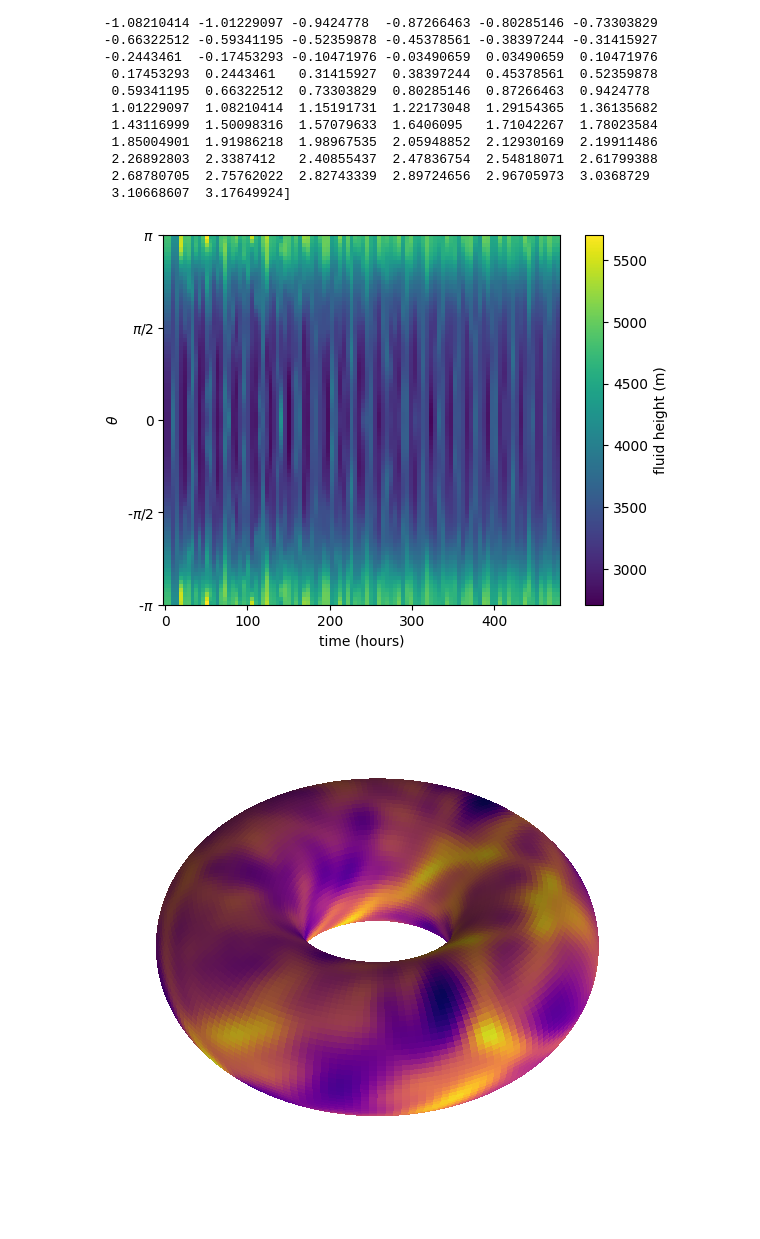
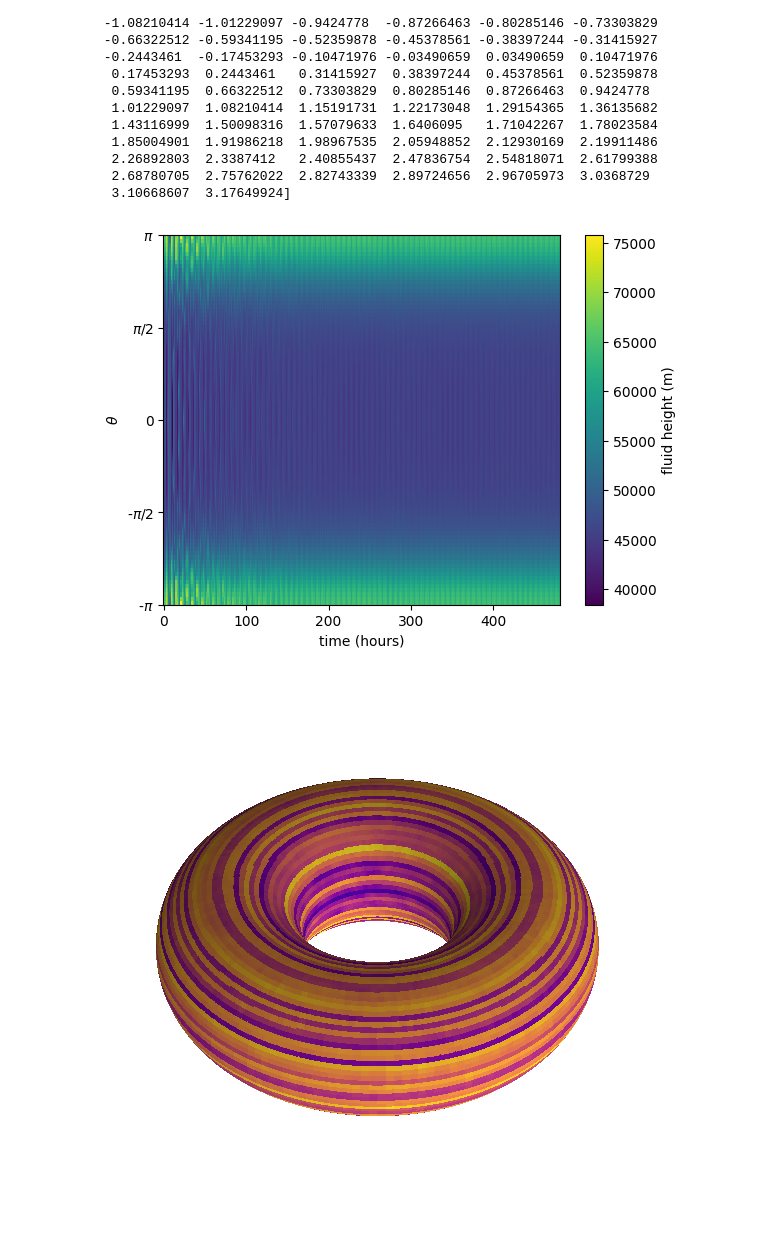
Before and after one commit to dana-grund/HPC4WC, a Jupyter notebook: projects/2023/project06_shallow_water/visualization/visualization.ipynb, the cells around one changed output. Cells and saved outputs as stored; diff of their text form; code cells hidden in the pictures.

```diff
--- a/projects/2023/project06_shallow_water/visualization/visualization.ipynb
+++ b/projects/2023/project06_shallow_water/visualization/visualization.ipynb
@@ -29,7 +29,7 @@ os.listdir(path)
  'swes-numpy-0-M180-N90-T20-1-v']
 # %%
 # unpickle the data
-test_case = "1"
+test_case = "2"
 run_time = "T20"
 
 h_data = pickle.load(open(path + "swes-numpy-" + test_case + "-M180-N90-"+run_time+"-1-h", "rb"))
@@ -113,39 +113,39 @@ plt.pcolormesh(t[:,0]/3600,theta[0,:], h[phi_0, :, :])
 cbar = plt.colorbar()
 cbar.set_label("fluid height (m)")
 # %% [output]
-[figure, old version]
+[figure, new version]
 # %%
-timestep = 50
+timestep = -1
 
 # normalize h from 0 to 1
 h_ts = h[:,:,timestep]
 h_mean = np.mean(h_ts, axis=0)
 # deviation from mean
 h_deviation = h_ts - h_mean
 # normalize from 0 to 1
 h_norm = (h_deviation - np.min(h_deviation)) / (np.max(h_deviation) - np.min(h_deviation))
 
 aspect_ratio = 0.5
 c, a = 1, aspect_ratio
 x = (c + a*np.cos(theta)) * np.cos(phi)
 y = (c + a*np.cos(theta)) * np.sin(phi)
 z = a * np.sin(theta)
 
 fig = plt.figure(figsize=(15,10))
 ax1 = fig.add_subplot(121, projection='3d')
 ax1.set_zlim(-1,1)
 my_col = cm.plasma(h_norm)
 ax1.plot_surface(x, y, z, rstride=1, cstride=1, facecolors=my_col,linewidth=0, antialiased=False)
 ax1.view_init(40,10)
 # hide axis
 ax1.set_axis_off()
 # aspect ratio
 ax1.set_aspect('equal')
 # zoom in
 ax1.dist = 7
 
 plt.savefig('toroidal_fluid.png', dpi=300, bbox_inches='tight')
 # %% [output]
-[figure, old version]
+[figure, new version]
 # %%
 plt.plot(theta1d,h_mean)
```
Also changed, not shown: parts of 3 cells of this notebook, 1 other file.
